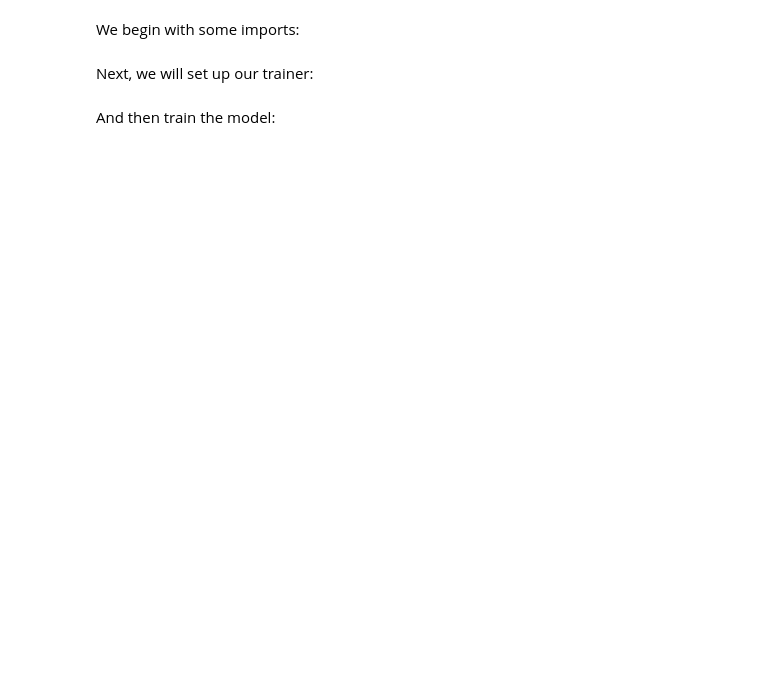
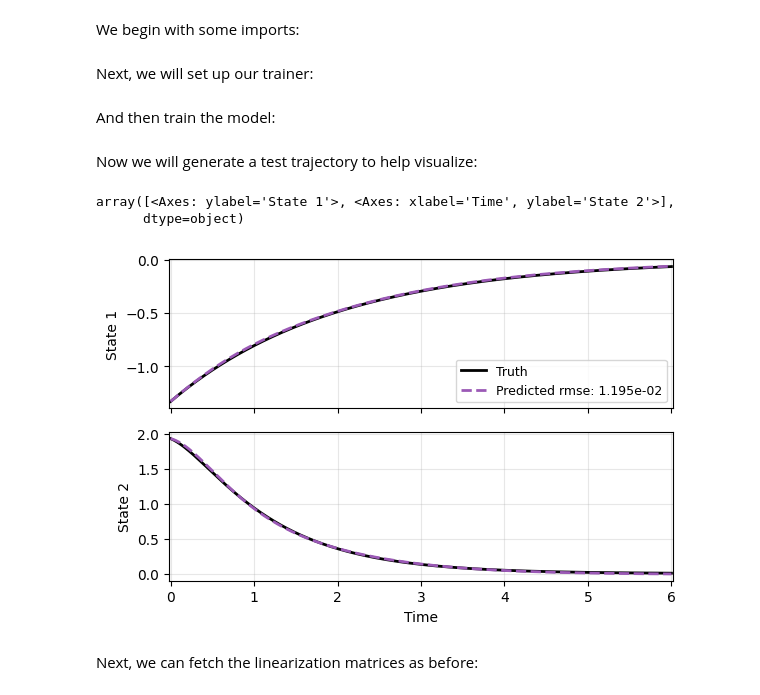
Before and after one commit to p-smith22/dymad-dev, a Jupyter notebook: examples/controllability/part_2.ipynb, the cells around one changed output. Cells and saved outputs as stored; diff of their text form; code cells hidden in the pictures; blank space fills up the shorter version.

```diff
--- a/examples/controllability/part_2.ipynb
+++ b/examples/controllability/part_2.ipynb
@@ -100,23 +90,29 @@ for i in IDX:
+# %% [markdown]
+Now we will generate a test trajectory to help visualize:
 # %%
+# Sample a trajectory:
+sampler = TrajectorySampler(f, config='kp_data.yaml')
+ts, xs, ys = sampler.sample(t_grid, batch=1)
+x_data = xs[0]
+t_data = ts[0]
 
-if ifprd:
-    sampler = TrajectorySampler(f, config='kp_data.yaml')
-    ts, xs, ys = sampler.sample(t_grid, batch=1)
-    x_data = xs[0]
-    t_data = ts[0]
+# Predict using the trained model:
+res = [x_data]
+opt = {"model": mdl_kb, "training": trn_nd1}
+opt["model"]["name"] = f"kp_dt"
+model, prd_func = load_model(DKBF, f'kp_dt.pt')
+with torch.no_grad():
+    pred = prd_func(x_data, t_data)
+res.append(pred)
 
-    res = [x_data]
-    for i in IDX:
-        opt = {"model": mdl_kb, "training": trn_opts[i]}
-        opt["model"]["name"] = f"kp_dt{i+1}"
-        _, prd_func = load_model(DKBF, f'kp_dt{i+1}.pt')
-        with torch.no_grad():
-            pred = prd_func(x_data, t_data)
-        res.append(pred)
-
-    labels = ['Truth'] + [f"dt{i+1}" for i in IDX]
-    plot_trajectory(
-        np.array(res), t_data, "KP",
-        labels=labels, ifclose=False)
-
-plt.show()
+# Plot comparison:
+labels = ['Truth', 'Predicted']
+plot_trajectory(
+    np.array(res), t_data, "KP",
+    labels=labels, ifclose=False)
+# %% [output]
+array([<Axes: ylabel='State 1'>, <Axes: xlabel='Time', ylabel='State 2'>],
+      dtype=object)
+[figure, added]
+# %% [markdown]
+Next, we can fetch the linearization matrices as before:
```
Also changed, not shown: parts of 15 cells of this notebook, 7 other files.
